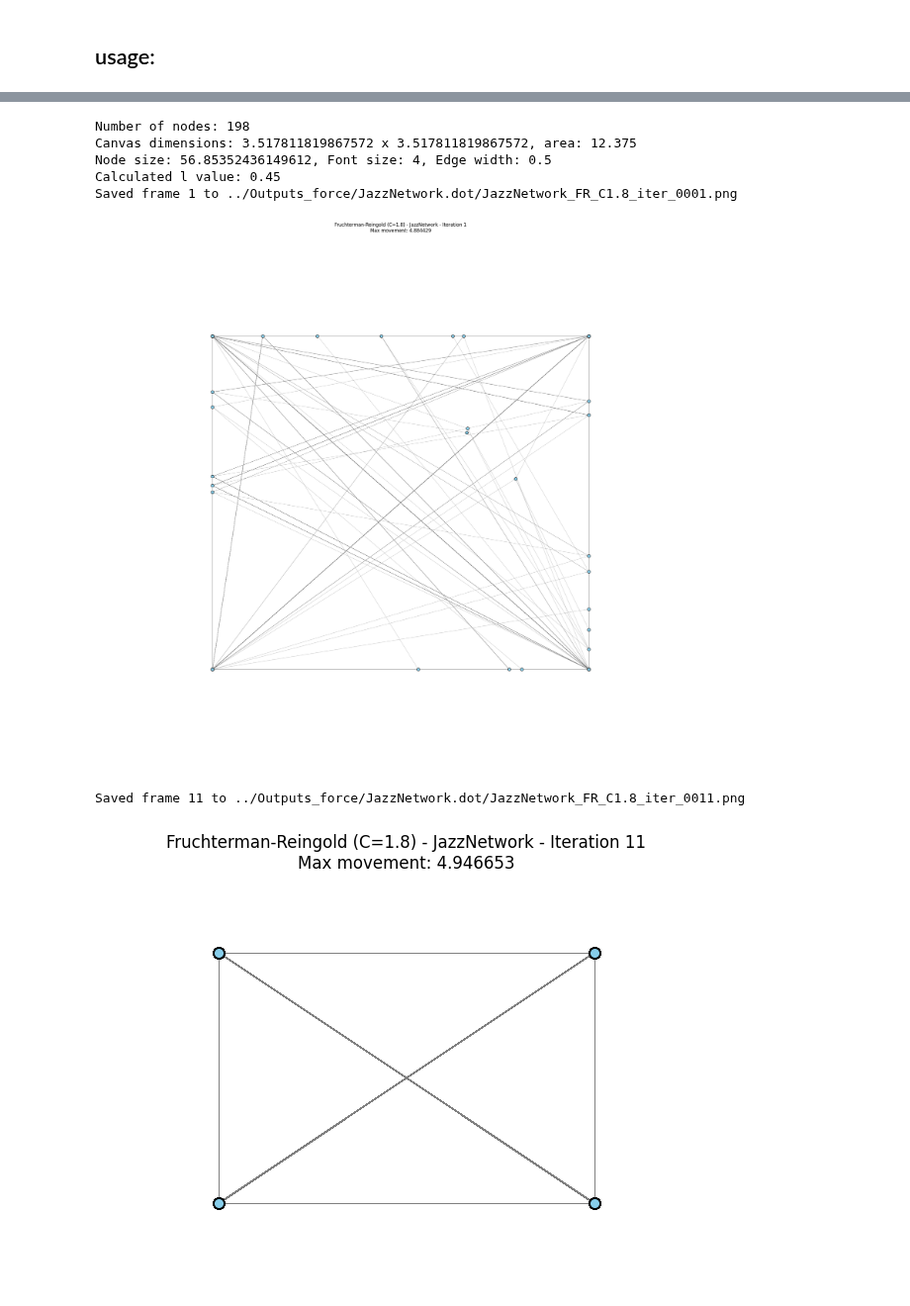
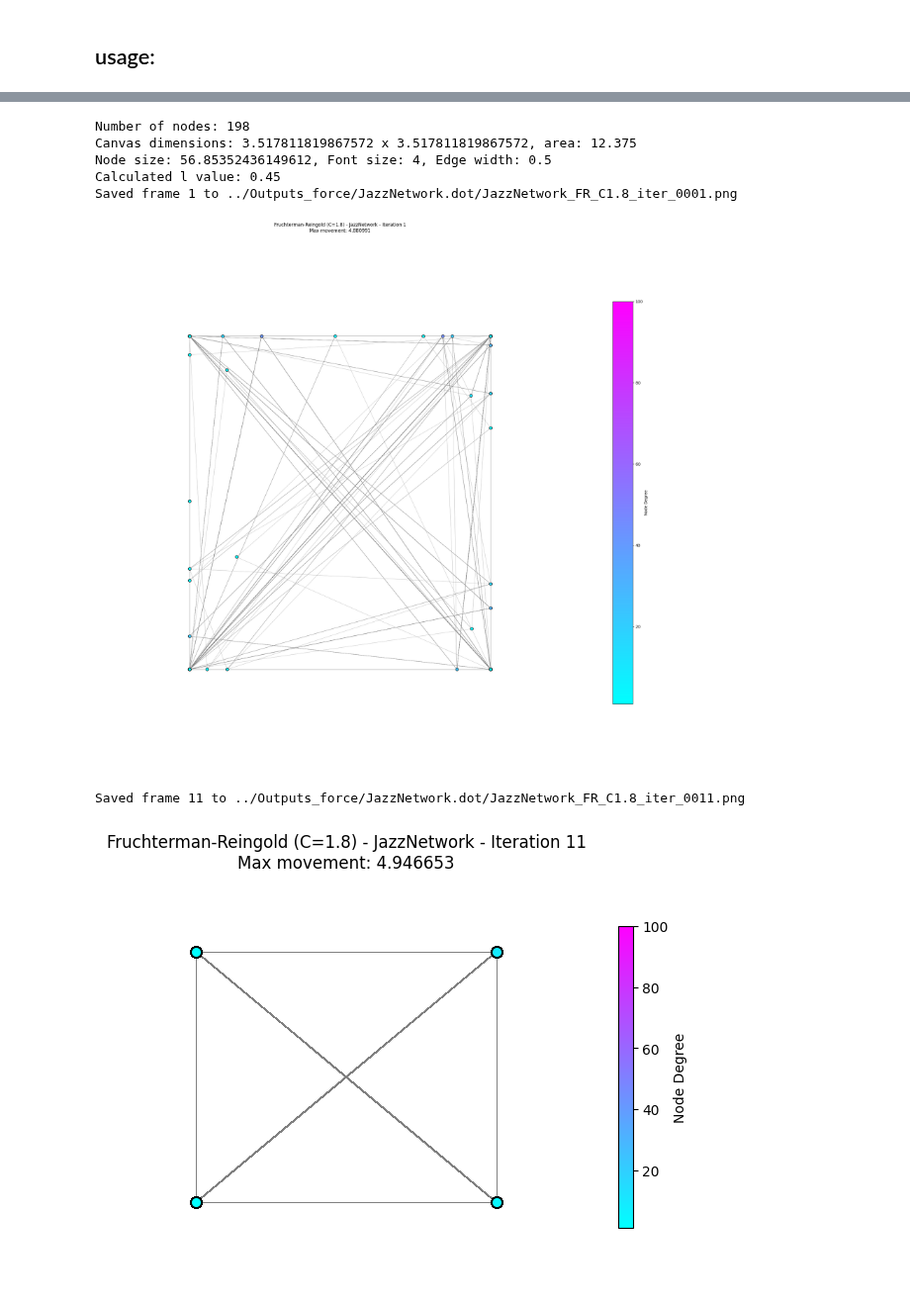
Before and after one commit to Prat2420/Data-Visualization-CurryPasta, a Jupyter notebook: Notebooks/step_3_v1.ipynb, the cells around one changed output, grey strips where cells are left out. Shown at 99% size. Saved outputs shown, nothing was run; the diff lists cells and outputs as text; code cells hidden in the pictures.

Commit message:
added Eades functions and color scale for degree of nodes

```diff
--- a/Notebooks/step_3_v1.ipynb
+++ b/Notebooks/step_3_v1.ipynb
@@ -484,22 +1321,17 @@ Saved frame 51 to ../Outputs_force/rome.dot/rome_FR_C3.33_iter_0051.png
 # %%
-# Or override with a specific C
-
-# Path to your .dot file
-dot_file_path = data_name_1
-
-draw_force_directed_graph_fruchterman_reingold(
-    dot_file_path,
+draw_colorful_force_directed_graph_fruchterman_reingold(
+    data_name_1,
     iterations=200,
     C=1.8,
     convergence_threshold=0.001,
     display_node_id=False)
 # %% [output]
 Number of nodes: 198
 Canvas dimensions: 3.517811819867572 x 3.517811819867572, area: 12.375
 Node size: 56.85352436149612, Font size: 4, Edge width: 0.5
 Calculated l value: 0.45
 Saved frame 1 to ../Outputs_force/JazzNetwork.dot/JazzNetwork_FR_C1.8_iter_0001.png
-[figure, old version]
+[figure, new version]
 Saved frame 11 to ../Outputs_force/JazzNetwork.dot/JazzNetwork_FR_C1.8_iter_0011.png
-[figure, old version]
+[figure, new version]
 Saved frame 21 to ../Outputs_force/JazzNetwork.dot/JazzNetwork_FR_C1.8_iter_0021.png
```
Also changed, not shown: parts of 6 cells of this notebook.
